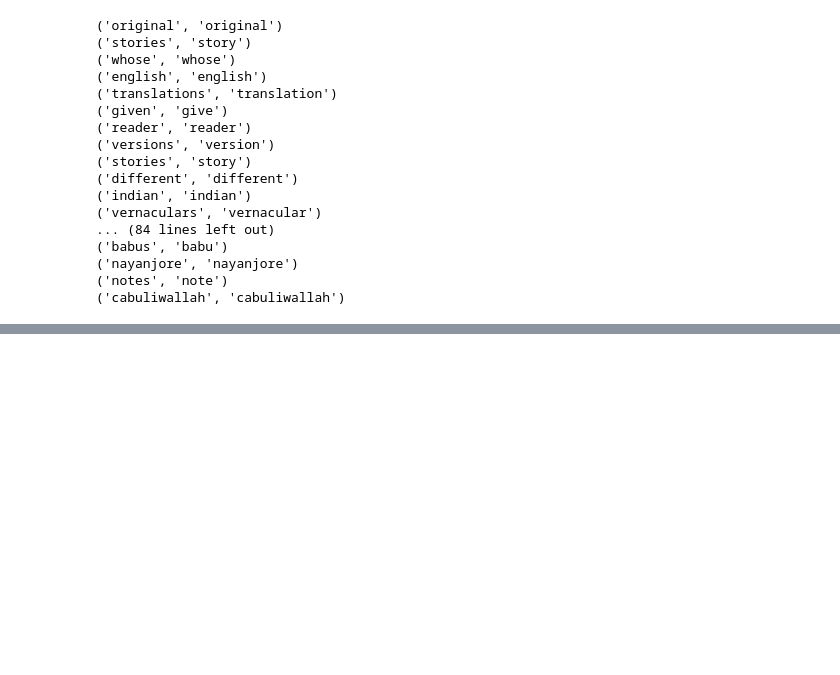
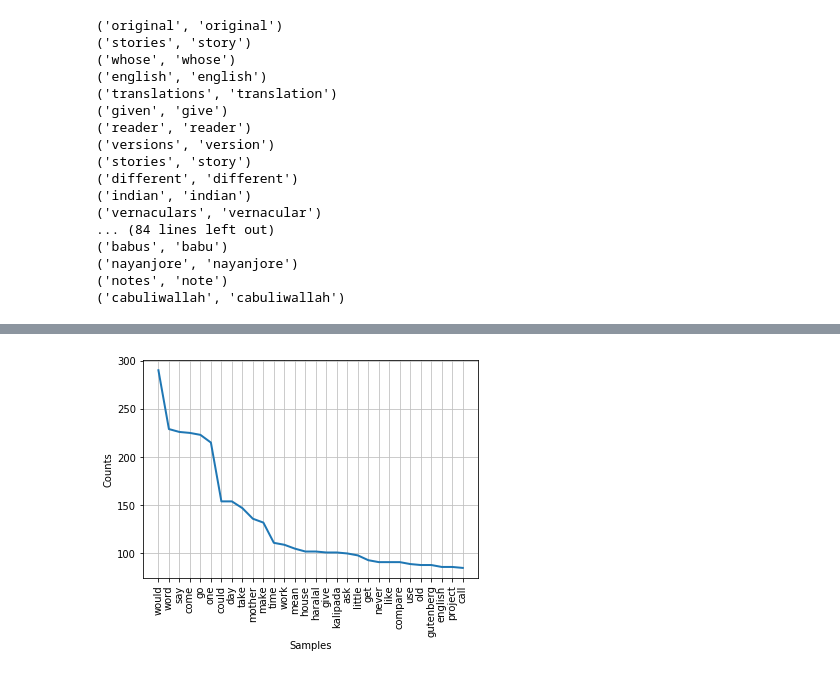
Before and after one commit to smw150430/project_gutenberg, a Jupyter notebook: Stories_From_Tagore.ipynb, the cells around one changed output, grey strips where cells are left out. Saved outputs shown, nothing was run; the diff lists cells and outputs as text; code cells hidden in the pictures; blank space fills up the shorter version.

```diff
--- a/Stories_From_Tagore.ipynb
+++ b/Stories_From_Tagore.ipynb
@@ -176,0 +181,4 @@ print(*zip(stories_tokens_stopped[100:200], meta_lemmaed[100:200]), sep='\n')
+# %%
+from nltk import FreqDist
+meta_freqdist = FreqDist(meta_lemmaed)
+meta_freqdist.most_common(50)
@@ -176,0 +203,5 @@ print(*zip(stories_tokens_stopped[100:200], meta_lemmaed[100:200]), sep='\n')
+# %%
+%matplotlib inline
+meta_freqdist.plot(30, cumulative=False);
+# %% [output]
+[figure, added]
```
Also changed, not shown: parts of 7 cells of this notebook.
